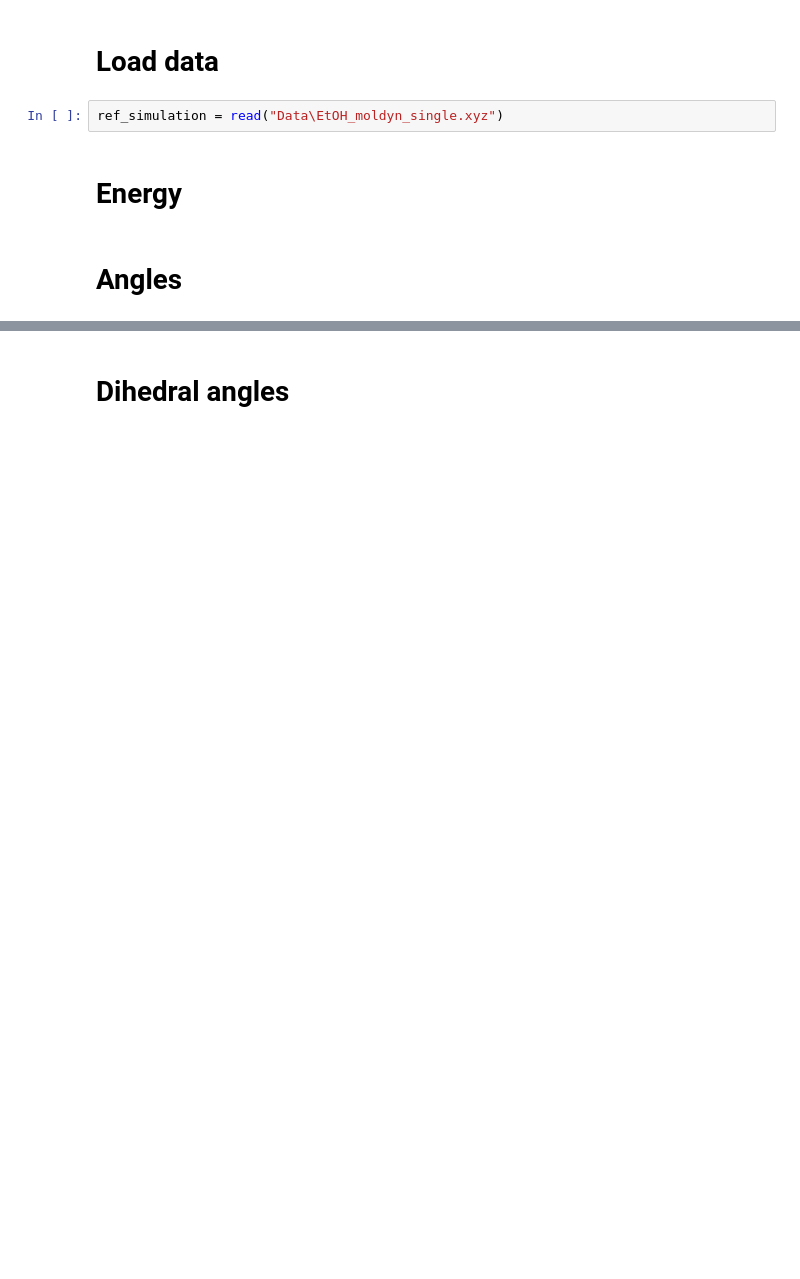
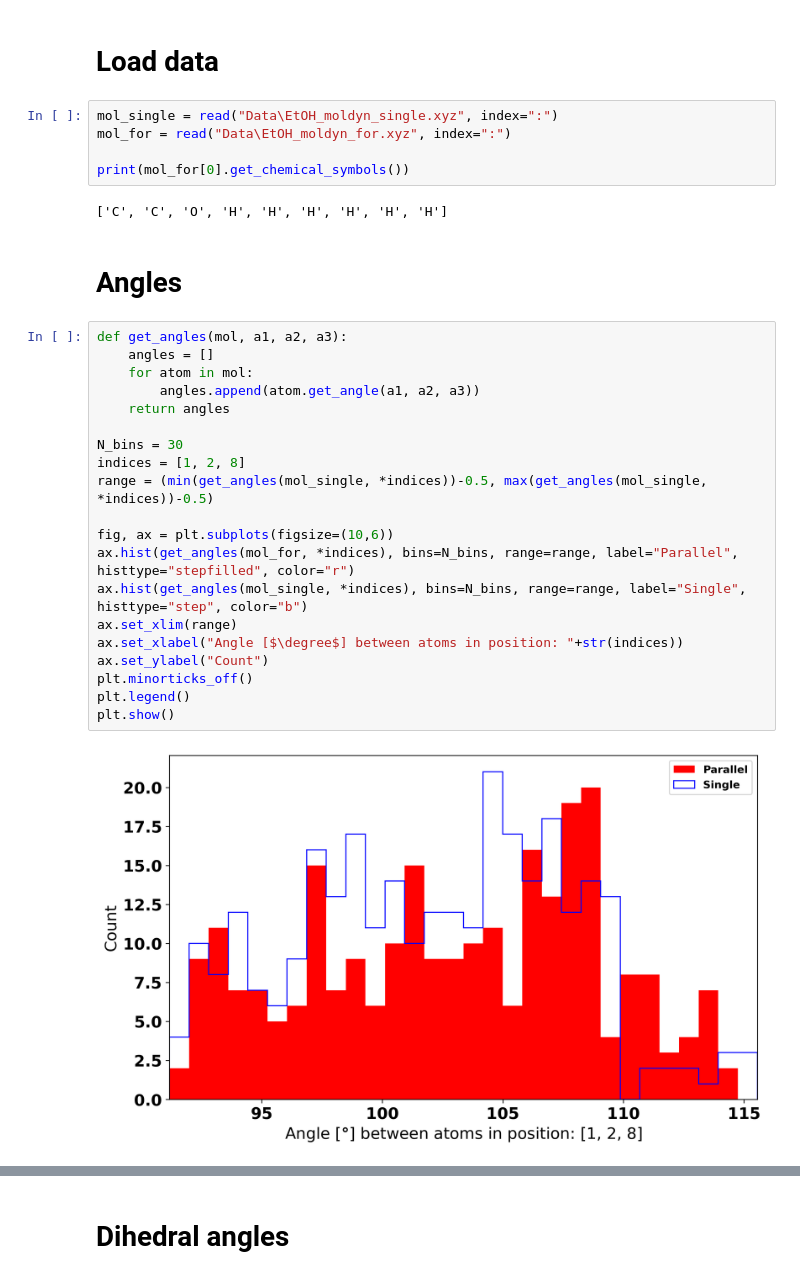
Before and after one commit to BirkDissing/Gemma_group, a Jupyter notebook: Master thesis/Code/Compare_simulations.ipynb, the cells around one changed output, grey strips where cells are left out. Cells and saved outputs as stored; diff of their text form; blank space fills up the shorter version.

Commit message:
comparing histograms and meeting ppt

```diff
--- a/Master thesis/Code/Compare_simulations.ipynb
+++ b/Master thesis/Code/Compare_simulations.ipynb
@@ -22,8 +24,33 @@ print(plt.rcParams['font.family'])
 # %% [markdown]
 # Load data
-# %%
-ref_simulation = read("Data\EtOH_moldyn_single.xyz")
-# %% [markdown]
-# Energy
+# %%
+mol_single = read("Data\EtOH_moldyn_single.xyz", index=":")
+mol_for = read("Data\EtOH_moldyn_for.xyz", index=":")
+
+print(mol_for[0].get_chemical_symbols())
+# %% [output]
+['C', 'C', 'O', 'H', 'H', 'H', 'H', 'H', 'H']
 # %% [markdown]
 # Angles
+# %%
+def get_angles(mol, a1, a2, a3):
+    angles = []
+    for atom in mol:
+        angles.append(atom.get_angle(a1, a2, a3))
+    return angles
+
+N_bins = 30
+indices = [1, 2, 8]
+range = (min(get_angles(mol_single, *indices))-0.5, max(get_angles(mol_single, *indices))-0.5)
+
+fig, ax = plt.subplots(figsize=(10,6))
+ax.hist(get_angles(mol_for, *indices), bins=N_bins, range=range, label="Parallel", histtype="stepfilled", color="r")
+ax.hist(get_angles(mol_single, *indices), bins=N_bins, range=range, label="Single", histtype="step", color="b")
+ax.set_xlim(range)
+ax.set_xlabel("Angle [$\degree$] between atoms in position: "+str(indices))
+ax.set_ylabel("Count")
+plt.minorticks_off()
+plt.legend()
+plt.show()
+# %% [output]
+[figure, added]
```
Also changed, not shown: parts of 6 cells of this notebook, 1 other file.
